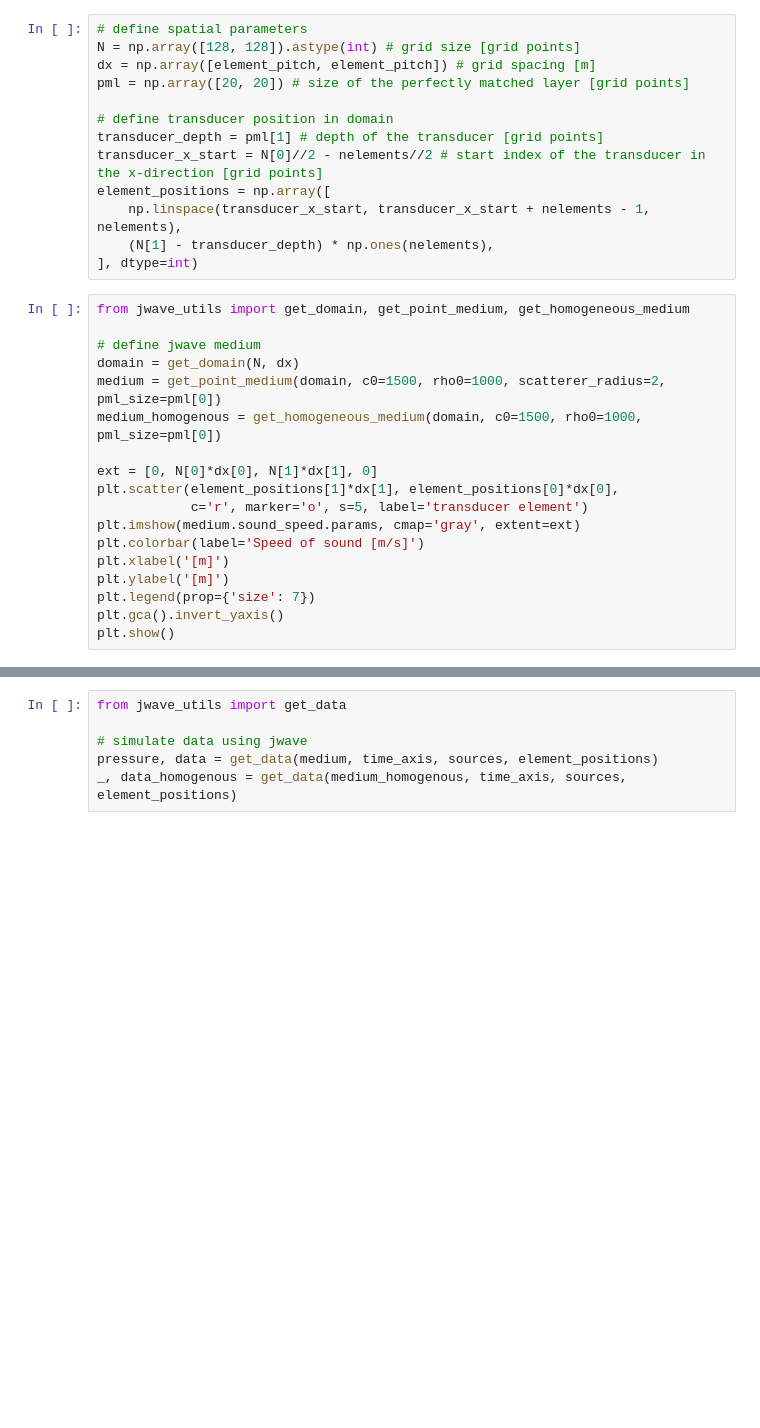
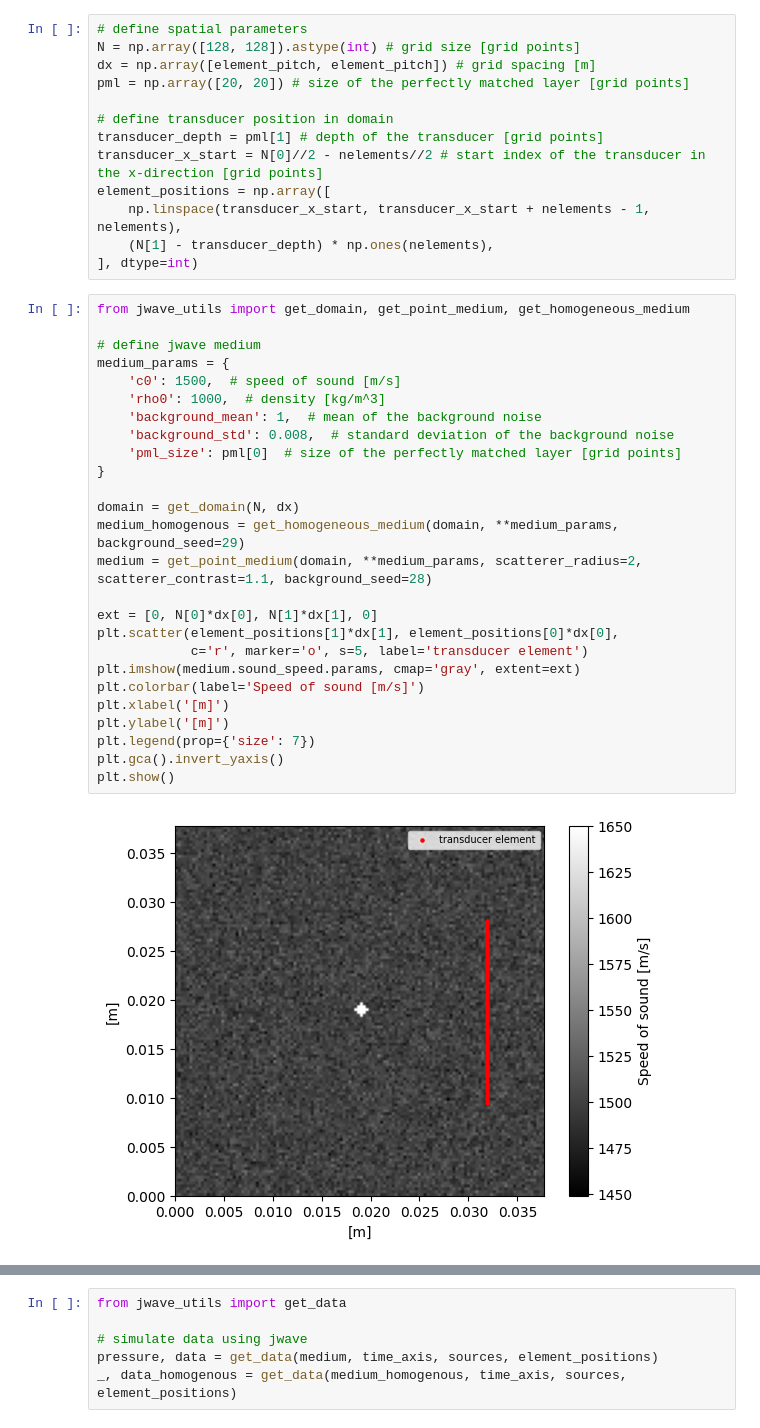
Before and after one commit to thomasrribeiro/brainhackFUS, a Jupyter notebook: notebooks/recon.ipynb, the cells around one changed output, grey strips where cells are left out. Saved outputs shown, nothing was run; the diff lists cells and outputs as text; blank space fills up the shorter version.

```diff
--- a/notebooks/recon.ipynb
+++ b/notebooks/recon.ipynb
@@ -38,21 +42,31 @@ element_positions = np.array([
 # %%
 from jwave_utils import get_domain, get_point_medium, get_homogeneous_medium
 
 # define jwave medium
+medium_params = {
+    'c0': 1500,  # speed of sound [m/s]
+    'rho0': 1000,  # density [kg/m^3]
+    'background_mean': 1,  # mean of the background noise
+    'background_std': 0.008,  # standard deviation of the background noise
+    'pml_size': pml[0]  # size of the perfectly matched layer [grid points]
+}
+
 domain = get_domain(N, dx)
-medium = get_point_medium(domain, c0=1500, rho0=1000, scatterer_radius=2, pml_size=pml[0])
-medium_homogenous = get_homogeneous_medium(domain, c0=1500, rho0=1000, pml_size=pml[0])
+medium_homogenous = get_homogeneous_medium(domain, **medium_params, background_seed=29)
+medium = get_point_medium(domain, **medium_params, scatterer_radius=2, scatterer_contrast=1.1, background_seed=28)
 
 ext = [0, N[0]*dx[0], N[1]*dx[1], 0]
 plt.scatter(element_positions[1]*dx[1], element_positions[0]*dx[0],
             c='r', marker='o', s=5, label='transducer element')
 plt.imshow(medium.sound_speed.params, cmap='gray', extent=ext)
 plt.colorbar(label='Speed of sound [m/s]')
 plt.xlabel('[m]')
 plt.ylabel('[m]')
 plt.legend(prop={'size': 7})
 plt.gca().invert_yaxis()
 plt.show()
+# %% [output]
+[figure, added]
 # %%
 from jwave.geometry import TimeAxis
 from jwave_utils import get_plane_wave_excitation
```
Also changed, not shown: parts of 12 cells of this notebook, 2 other files.
